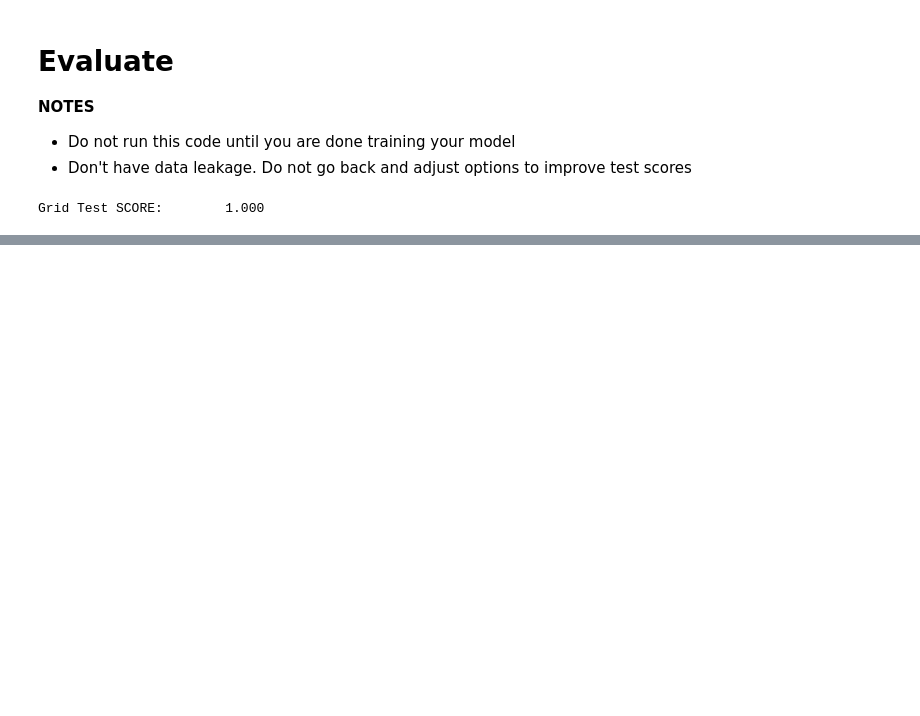
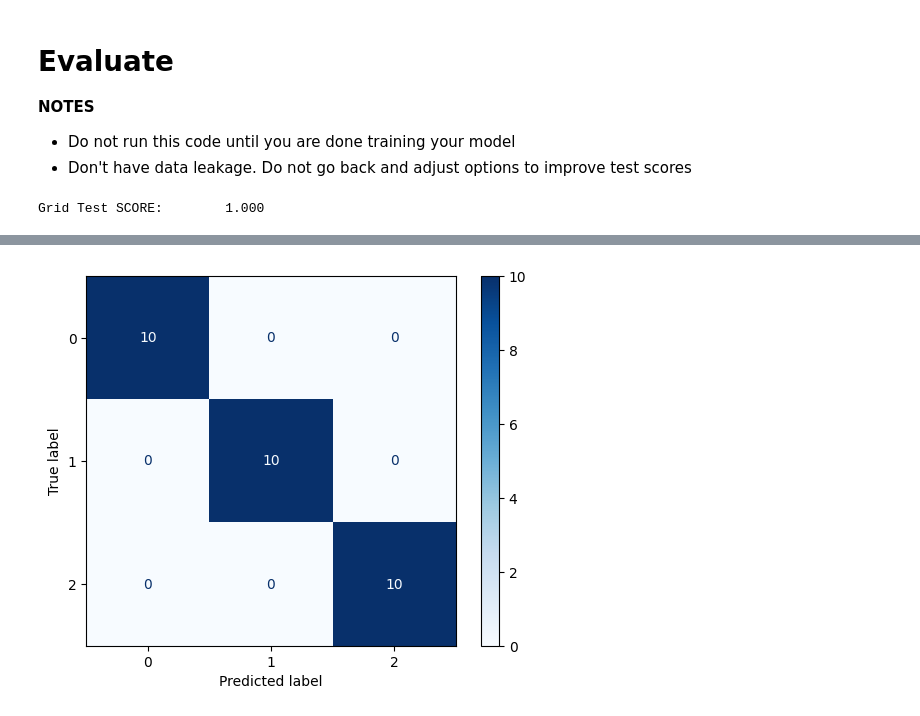
Before and after one commit to mdaugherity/MachineLearning2024, a Jupyter notebook: tutorial/Classification_Recipe.ipynb, the cells around one changed output, grey strips where cells are left out. Cells and saved outputs as stored; diff of their text form; code cells hidden in the pictures; blank space fills up the shorter version.

```diff
--- a/tutorial/Classification_Recipe.ipynb
+++ b/tutorial/Classification_Recipe.ipynb
@@ -502,0 +509,6 @@ Grid Test SCORE:        1.000
+# %%
+y_pred = grid_clf.predict(X_test)
+ConfusionMatrixDisplay.from_predictions(y_test, y_pred, cmap='Blues')
+plt.show()
+# %% [output]
+[figure, added]
```
Also changed, not shown: parts of 4 cells of this notebook.
